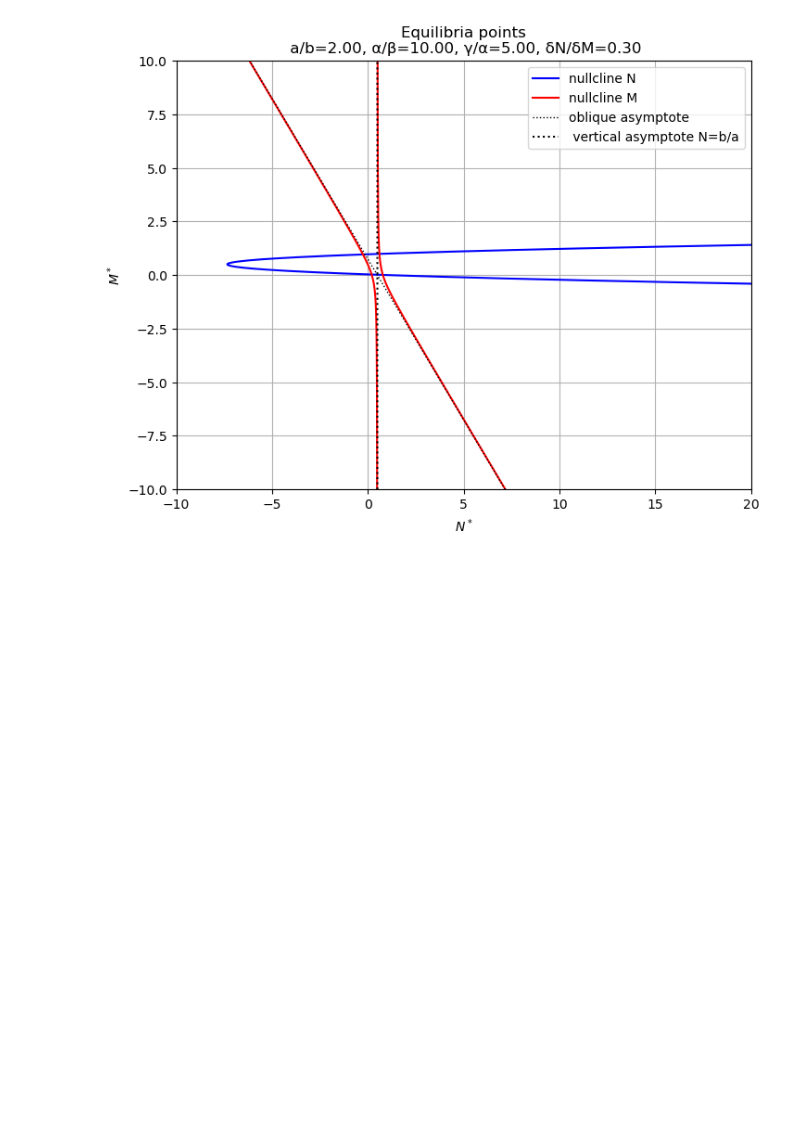
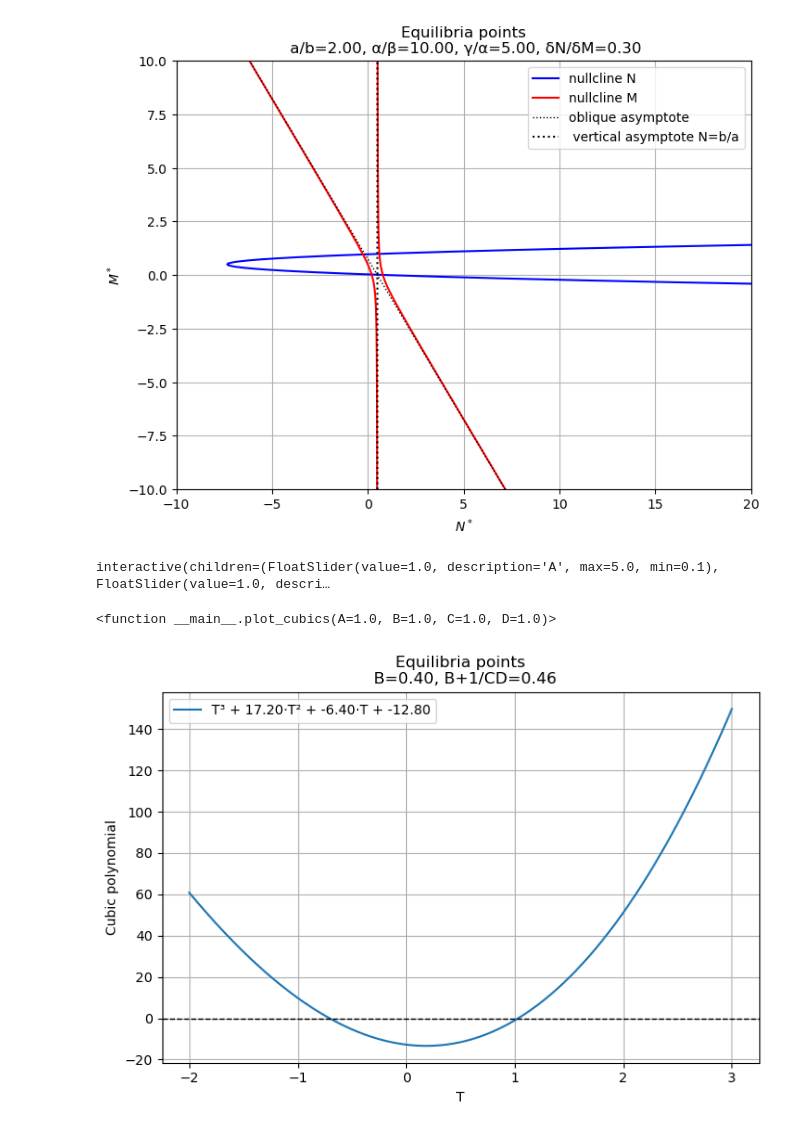
Before and after one commit to azerad/immunomath, a Jupyter notebook: model_arthritis_olivier.ipynb, the cells around one changed output. Cells and saved outputs as stored; diff of their text form; code cells hidden in the pictures; blank space fills up the shorter version.

```diff
--- a/model_arthritis_olivier.ipynb
+++ b/model_arthritis_olivier.ipynb
@@ -310,3 +310,42 @@ plot_equilibres(a_b=2, alpha_beta=10, gamma_alpha=5, deltaN_deltaM=0.3 )
 plt.savefig('equilibres_3.png', format = 'png')
 # %% [output]
 [figure]
+# %%
+import numpy as np
+import ipywidgets as widgets
+from ipywidgets import interact
+
+import matplotlib.pyplot as plt
+def plot_cubics(A=1.0, B=1.0, C=1.0, D=1.0):
+    # Example cubic: A*T**3 + B*T**2 + C*T + D
+    T = np.linspace(-2, 3, 500)
+    p = A * C * D * (1 - B - 1/(C * D)) # Coefficient for T^2
+    q = A * C * D * (2 * B - 1)          # Coefficient for T
+    r = -A * B * C * D                   # Constant term
+    Y = T**3 + p * T**2 + q * T + r
+
+    plt.figure(figsize=(8, 5))
+    plt.plot(T, Y, label=f'T³ + {p:.2f}·T² + {q:.2f}·T + {r:.2f}')
+    plt.axhline(0, color='k', linestyle='--', linewidth=1)
+    plt.xlabel('T')
+    plt.ylabel('Cubic polynomial')
+    plt.title(f"Equilibria points\n  B={B:.2f}, B+1/CD={B+1/(C*D):.2f}")
+    plt.legend()
+    plt.grid(True)
+    #plt.show()
+# %%
+interact(
+    plot_cubics,
+    A=widgets.FloatSlider(min=0.1, max=5.0, step=0.1, value=1.0, description='A'),
+    B=widgets.FloatSlider(min=0.1, max=5.0, step=0.1, value=1.0, description='B'),
+    C=widgets.FloatSlider(min=0.1, max=5.0, step=0.1, value=1.0, description='C'),
+    D=widgets.FloatSlider(min=0.1, max=5.0, step=0.1, value=1.0, description='D')
+)
+# %% [output]
+interactive(children=(FloatSlider(value=1.0, description='A', max=5.0, min=0.1), FloatSlider(value=1.0, descri…
+<function __main__.plot_cubics(A=1.0, B=1.0, C=1.0, D=1.0)>
+# %%
+plot_cubics(A=2, B=0.4, C=4, D=4)
+plt.savefig('cubic_1.png', format = 'png')
+# %% [output]
+[figure, added]
```
Also changed, not shown: parts of 4 cells of this notebook, 6 other files.
